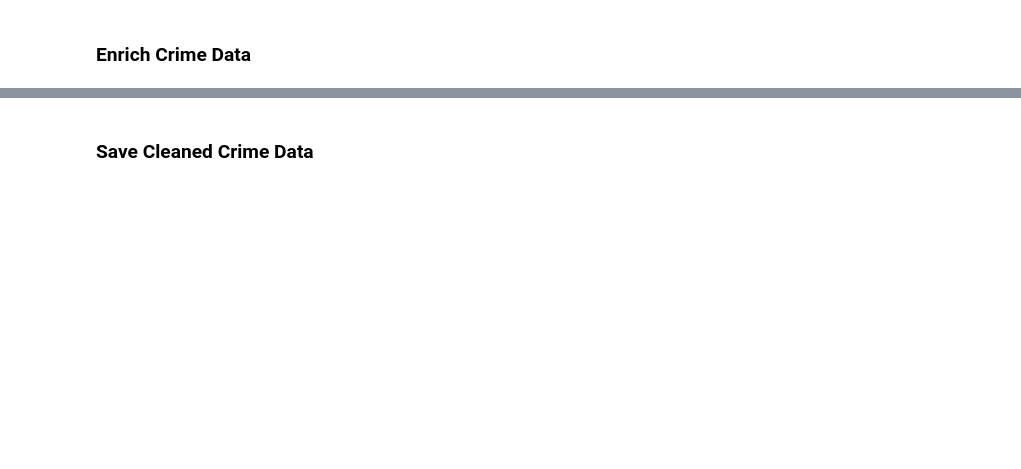
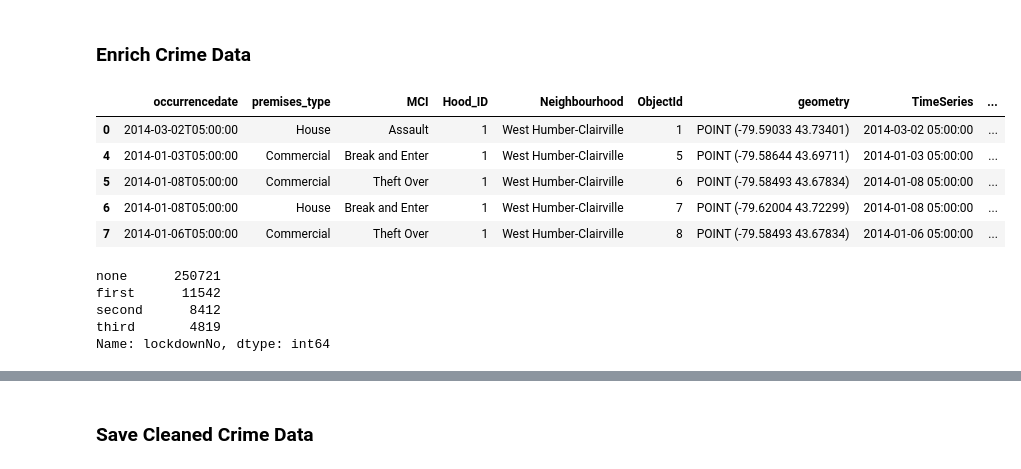
Before and after one commit to MattKavanaugh/dcsa_grp_project, a Jupyter notebook: eda_and_cleaning.ipynb, the cells around one changed output, grey strips where cells are left out. Cells and saved outputs as stored; diff of their text form; code cells hidden in the pictures; blank space fills up the shorter version.

```diff
--- a/eda_and_cleaning.ipynb
+++ b/eda_and_cleaning.ipynb
@@ -327,10 +379,11 @@ location2.describe()
 # %%
-# that fixed the problem
+# that fixed the problem!
+
 # we can now delete Long and Lat columns
-cols2drop5 = ['Long', 'Lat']
+cols2drop3 = ['Long', 'Lat']
 
 for col in crime.columns:
-    if col in cols2drop5:
+    if col in cols2drop3:
         crime.drop(col, inplace=True, axis=1)
 
 # confirm removal - makes copying text for later steps easier
@@ -337,0 +407,13 @@ print(list(crime.columns.values))
+# %%
+# the event_unique_id field has duplicate values, whereas the ObjectID field has a unique value for every row
+# as per documentation one event can have mutliple crime types - for example, a single event could have both an assault and a theft
+# for our purposes, we want to ensure we count each crime type seperately
+# we will delete the event_unique_id field and keep the ObjectId field
+cols2drop4 = ['event_unique_id']
+
+for col in crime.columns:
+    if col in cols2drop4:
+        crime.drop(col, inplace=True, axis=1)
+
+# confirm removal - makes copying text for later steps easier
+print(list(crime.columns.values))
@@ -337,0 +440,9 @@ print(list(crime.columns.values))
+# %%
+# convert data types
+for c in ['premises_type','MCI','Neighbourhood']:
+    crime[c] = crime[c].astype('category')
+for c in ['Hood_ID']:
+    crime[c] = crime[c].astype('int')
+
+# convert to datetime
+crime['TimeSeries'] = pd.to_datetime(crime.occurrencedate.values, infer_datetime_format=True)
@@ -347,20 +479,31 @@ crime.head(10)
 # %%
 # as we are completing an analysis of the impact of COVID-19 lockdowns on crime, we will add an additonal column for lockdown information
 # from research we know that Toronto had three lockdowns as follows:
 
-lockdown = {'ONE':['2020-03-23','2020-07-31'],
-            'TWO':['2020-11-23','2021-03-08'],
-            'THREE':['2021-04-08','2021-06-02']}
+lockdowns = {'first':['2020-03-23','2020-07-31'],
+             'second':['2020-11-23','2021-03-08'],
+             'third':['2021-04-08','2021-06-02']}
 
-crime['occurrencedate'] = pd.to_datetime(crime.occurrencedate.values, infer_datetime_format=True)
-
-for k, (s,e) in lockdown.items():
-    crime.loc[crime['occurrencedate'].between(s,e), 'lockdownNum'] = k
+for k, (s,e) in lockdowns.items():
+    crime.loc[crime['TimeSeries'].between(s,e), 'lockdownNo'] = k
 
 crime.head()
+# %% [output]
+|  | occurrencedate | premises_type | MCI | Hood_ID | Neighbourhood | ObjectId | geometry | TimeSeries | ... |
+| 0 | 2014-03-02T05:00:00 | House | Assault | 1 | West Humber-Clairville | 1 | POINT (-79.59033 43.73401) | 2014-03-02 05:00:00 | ... |
+| 4 | 2014-01-03T05:00:00 | Commercial | Break and Enter | 1 | West Humber-Clairville | 5 | POINT (-79.58644 43.69711) | 2014-01-03 05:00:00 | ... |
+| 5 | 2014-01-08T05:00:00 | Commercial | Theft Over | 1 | West Humber-Clairville | 6 | POINT (-79.58493 43.67834) | 2014-01-08 05:00:00 | ... |
+| 6 | 2014-01-08T05:00:00 | House | Break and Enter | 1 | West Humber-Clairville | 7 | POINT (-79.62004 43.72299) | 2014-01-08 05:00:00 | ... |
+| 7 | 2014-01-06T05:00:00 | Commercial | Theft Over | 1 | West Humber-Clairville | 8 | POINT (-79.58493 43.67834) | 2014-01-06 05:00:00 | ... |
 # %%
 # replace NaN values in lockdownNum field with NONE (no lockdown)
-crime['lockdownNum'] = crime['lockdownNum'].fillna('NONE')
+crime['lockdownNo'] = crime['lockdownNo'].fillna('none')
 
 # check revised number of occurrences by lockdownNum
-crime.lockdownNum.value_counts()
+crime.lockdownNo.value_counts()
+# %% [output]
+none      250721
+first      11542
+second      8412
+third       4819
+Name: lockdownNo, dtype: int64
```
Also changed, not shown: parts of 109 cells of this notebook, 12 other files.
